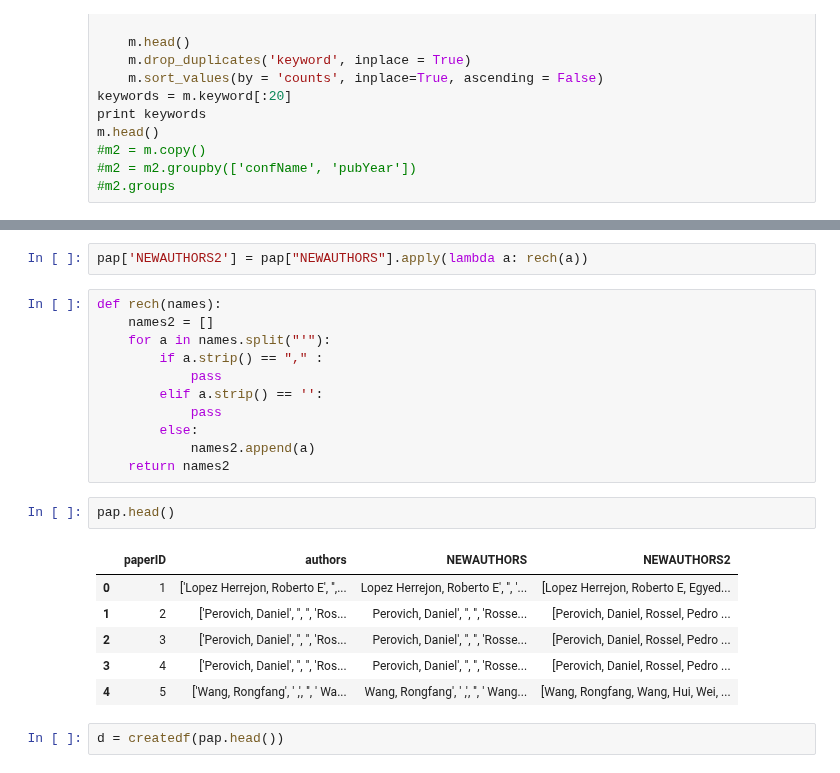
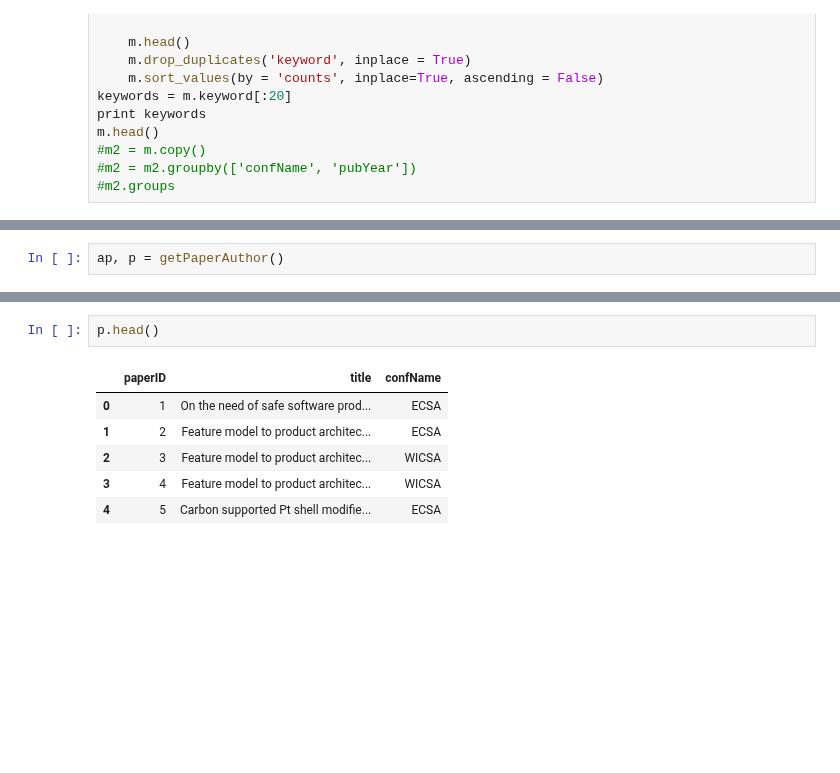
Before and after one commit to noveroa/DataBases, a Jupyter notebook: sqlStart/ExploringData_groupingandvisually.ipynb, the cells around one changed output, grey strips where cells are left out. Saved outputs shown, nothing was run; the diff lists cells and outputs as text; blank space fills up the shorter version.

```diff
--- a/sqlStart/ExploringData_groupingandvisually.ipynb
+++ b/sqlStart/ExploringData_groupingandvisually.ipynb
@@ -380 +376,3 @@ u'Kolb  Ronny'
+# %%
+ap, p = getPaperAuthor()
 # %%
@@ -397,24 +387,9 @@ test = pap.iloc[500].NEWAUTHORS
-# %%
-pap['NEWAUTHORS2'] = pap["NEWAUTHORS"].apply(lambda a: rech(a))
-# %%
-def rech(names):
-    names2 = []
-    for a in names.split("'"):
-        if a.strip() == "," :
-            pass
-        elif a.strip() == '':
-            pass
-        else:
-            names2.append(a)
-    return names2
 # %%
-pap.head()
+p.head()
 # %% [output]
-|  | paperID | authors | NEWAUTHORS | NEWAUTHORS2 |
-| 0 | 1 | ['Lopez Herrejon, Roberto E', '',... | Lopez Herrejon, Roberto E', '', '... | [Lopez Herrejon, Roberto E, Egyed... |
-| 1 | 2 | ['Perovich, Daniel', '', '', 'Ros... | Perovich, Daniel', '', '', 'Rosse... | [Perovich, Daniel, Rossel, Pedro ... |
-| 2 | 3 | ['Perovich, Daniel', '', '', 'Ros... | Perovich, Daniel', '', '', 'Rosse... | [Perovich, Daniel, Rossel, Pedro ... |
-| 3 | 4 | ['Perovich, Daniel', '', '', 'Ros... | Perovich, Daniel', '', '', 'Rosse... | [Perovich, Daniel, Rossel, Pedro ... |
-| 4 | 5 | ['Wang, Rongfang', ' ,', '', ' Wa... | Wang, Rongfang', ' ,', '', ' Wang... | [Wang, Rongfang, Wang, Hui, Wei, ... |
+|  | paperID | title | confName |
+| 0 | 1 | On the need of safe software prod... | ECSA |
+| 1 | 2 | Feature model to product architec... | ECSA |
+| 2 | 3 | Feature model to product architec... | WICSA |
+| 3 | 4 | Feature model to product architec... | WICSA |
+| 4 | 5 | Carbon supported Pt shell modifie... | ECSA |
-# %%
-d = createdf(pap.head())
```
Also changed, not shown: parts of 17 cells of this notebook, 1 other file.
